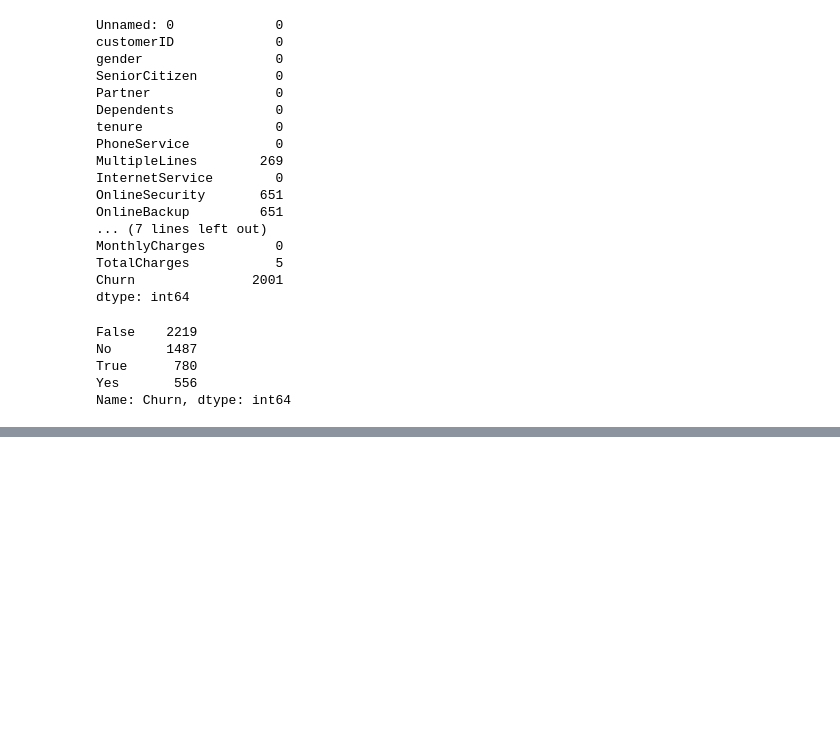
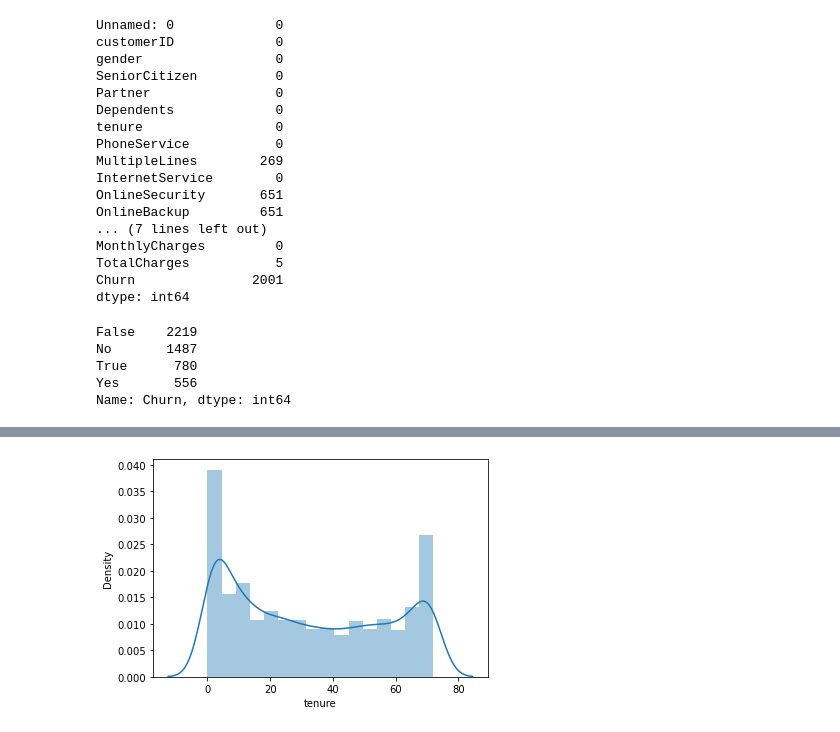
Before and after one commit to CalyGit/Telco-customer-churn, a Jupyter notebook: customer churn.ipynb, the cells around one changed output, grey strips where cells are left out. Saved outputs shown, nothing was run; the diff lists cells and outputs as text; code cells hidden in the pictures; blank space fills up the shorter version.

```diff
--- a/customer churn.ipynb
+++ b/customer churn.ipynb
@@ -124,0 +269,4 @@ TypeError: The x variable is categorical, but one of ['numeric', 'datetime'] is
+# %%
+sns.distplot(df['tenure']);
+# %% [output]
+[figure, added]
```
Also changed, not shown: parts of 61 cells of this notebook.
